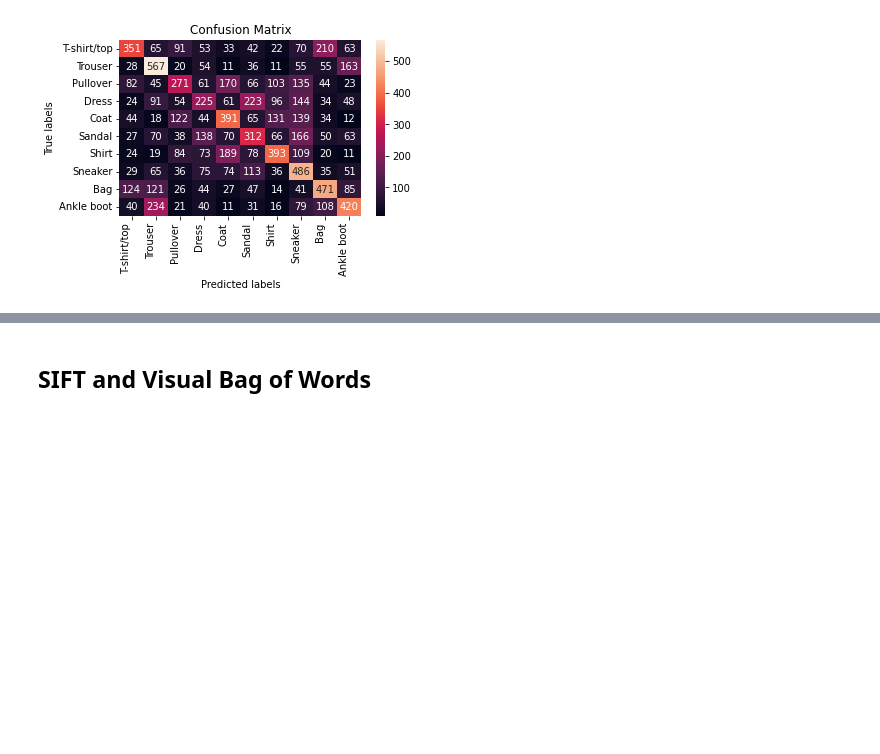
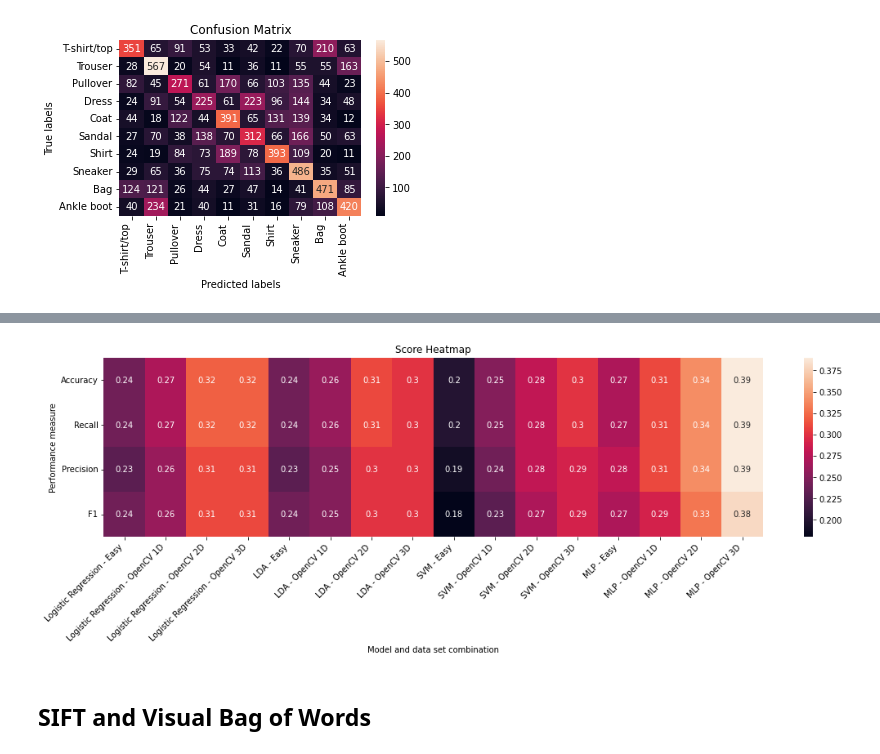
Before and after one commit to PaulErpen/Machine-Learning---Deep-Learning-Exercise, a Jupyter notebook: Traditional_Machine_Learning_CIFAR-10.ipynb, the cells around one changed output, grey strips where cells are left out. Saved outputs shown, nothing was run; the diff lists cells and outputs as text; code cells hidden in the pictures; blank space fills up the shorter version.

```diff
--- a/Traditional_Machine_Learning_CIFAR-10.ipynb
+++ b/Traditional_Machine_Learning_CIFAR-10.ipynb
@@ -199,26 +242,30 @@ TypeError: 'module' object is not iterable
 # %%
 import seaborn as sns
 
+plt.figure(figsize=(20,5))
 ax= plt.subplot()
 scores = []
 names = []
 for label, content in df_results.iteritems():
     if label == "Name":
         names = content.array
     else:
-        scores.append(content.array)
+        rounded = list(map(lambda f: round(f, 2), content.array))
+        scores.append(rounded)
 
 sns.heatmap(scores, annot=True, fmt='g', ax=ax)
 
-#ax.set_xlabel('Predicted labels')
-#ax.set_ylabel('True labels')
-#ax.set_title('Confusion Matrix')
-#ax.xaxis.set_ticklabels(names)
-plt.xticks(rotation=90, ha='right')
+ax.set_xlabel('Model and data set combination')
+ax.set_ylabel('Performance measure')
+ax.set_title('Score Heatmap')
+ax.xaxis.set_ticklabels(names)
+plt.xticks(rotation=45, ha='right')
 plt.yticks(rotation=0, ha='right')
-#ax.yaxis.set_ticklabels(names)
+ax.yaxis.set_ticklabels(["Accuracy", "Recall", "Precision", "F1"])
 
 plt.gcf().subplots_adjust(left=0.2, bottom=0.27)
+# %% [output]
+[figure, added]
 # %% [markdown]
 ## SIFT and Visual Bag of Words
 # %%
```
Also changed, not shown: parts of 9 cells of this notebook, 26 other files.
